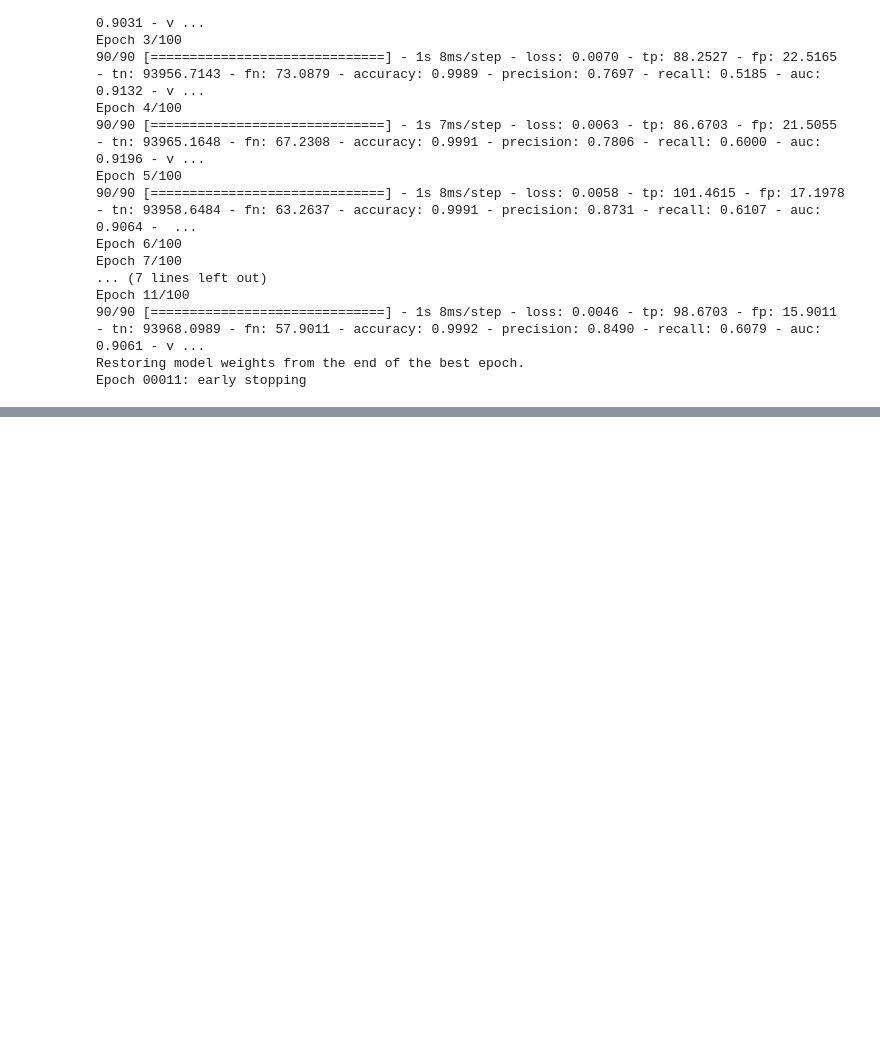
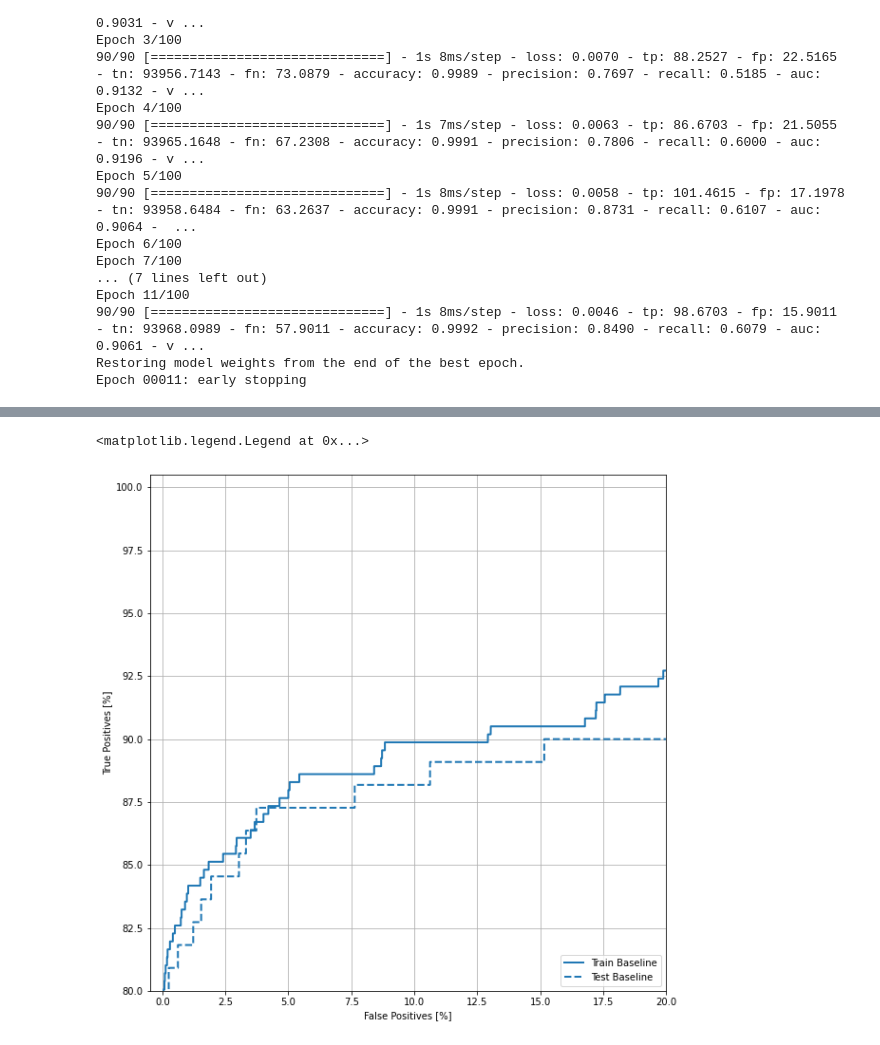
Before and after one commit to kenares/Keras, a Jupyter notebook: classification of highly imbalanced data.ipynb, the cells around one changed output, grey strips where cells are left out. Saved outputs shown, nothing was run; the diff lists cells and outputs as text; code cells hidden in the pictures; blank space fills up the shorter version.

```diff
--- a/classification of highly imbalanced data.ipynb
+++ b/classification of highly imbalanced data.ipynb
@@ -330,0 +407,19 @@ Epoch 00011: early stopping
+# %%
+def plot_roc(name, labels, predictions, **kwargs):
+    fp, tp, _ = sklearn.metrics.roc_curve(labels, predictions)
+
+    plt.plot(100*fp, 100*tp, label=name, linewidth=2, **kwargs)
+    plt.xlabel('False Positives [%]')
+    plt.ylabel('True Positives [%]')
+    plt.xlim([-0.5,20])
+    plt.ylim([80,100.5])
+    plt.grid(True)
+    ax = plt.gca()
+    ax.set_aspect('equal')
+# %%
+plot_roc('Train Baseline', train_labels, train_predictions_baseline, color=colors[0])
+plot_roc('Test Baseline', test_labels, test_predictions_baseline, color=colors[0], linestyle='--')
+plt.legend(loc='lower right')
+# %% [output]
+<matplotlib.legend.Legend at 0x...>
+[figure, added]
```
Also changed, not shown: parts of 38 cells of this notebook.
